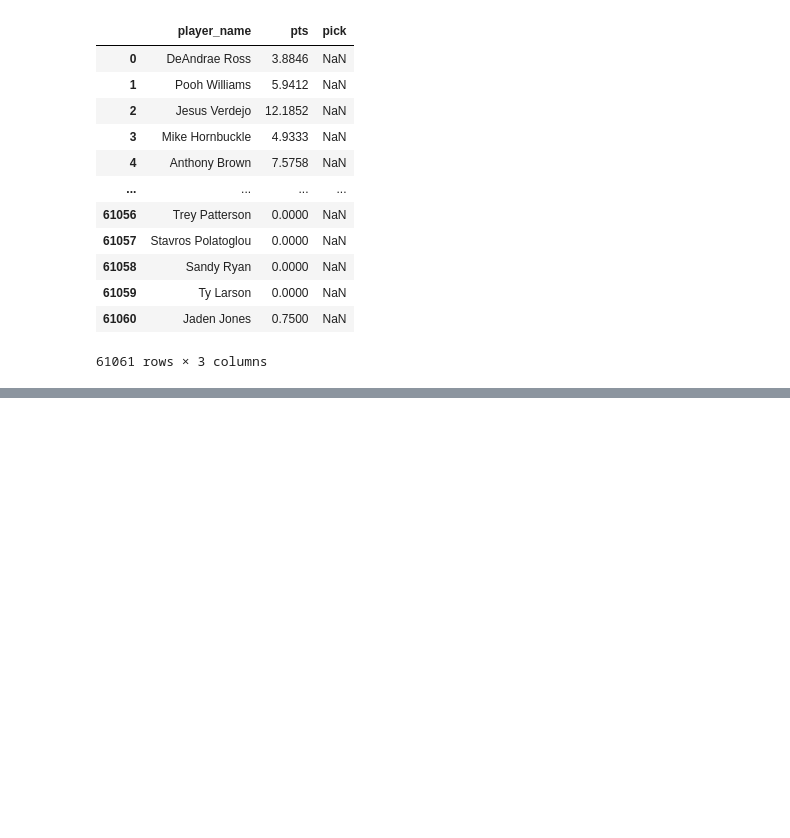
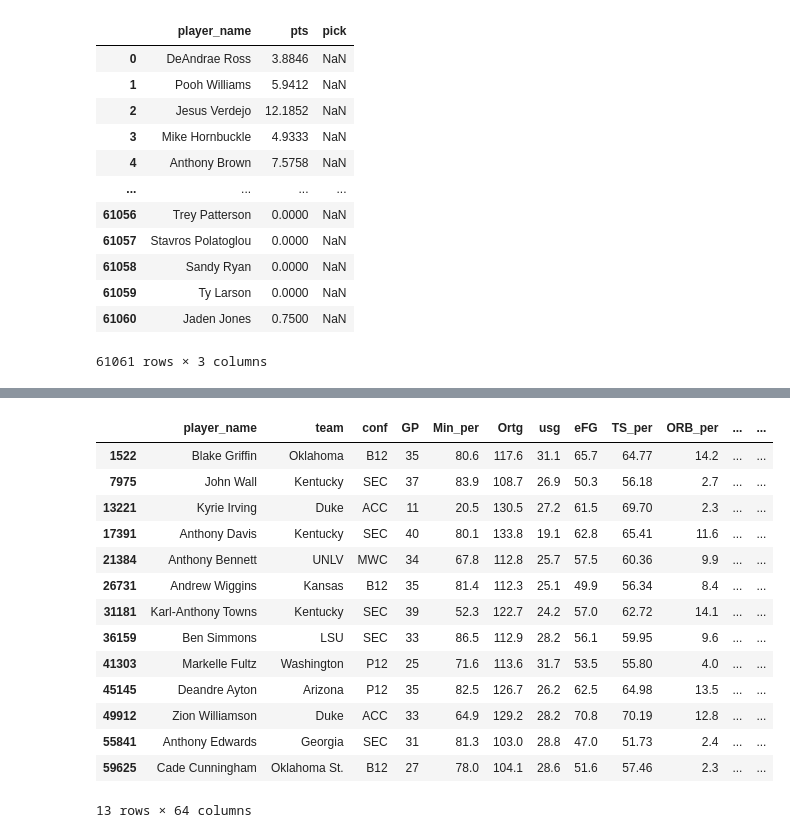
Before and after one commit to AggieSportsAnalytics/ScoutingSystem, a Jupyter notebook: Scouting System.ipynb, the cells around one changed output, grey strips where cells are left out. Saved outputs shown, nothing was run; the diff lists cells and outputs as text; code cells hidden in the pictures; blank space fills up the shorter version.

```diff
--- a/Scouting System.ipynb
+++ b/Scouting System.ipynb
@@ -79,0 +211,18 @@ playerStats[playerStats['pick'] == ]
+# %%
+playerStats[playerStats['pick'] == 1].sort_values('year', ascending=True)
+# %% [output]
+|  | player_name | team | conf | GP | Min_per | Ortg | usg | eFG | TS_per | ORB_per | ... | ... |
+| 1522 | Blake Griffin | Oklahoma | B12 | 35 | 80.6 | 117.6 | 31.1 | 65.7 | 64.77 | 14.2 | ... | ... |
+| 7975 | John Wall | Kentucky | SEC | 37 | 83.9 | 108.7 | 26.9 | 50.3 | 56.18 | 2.7 | ... | ... |
+| 13221 | Kyrie Irving | Duke | ACC | 11 | 20.5 | 130.5 | 27.2 | 61.5 | 69.70 | 2.3 | ... | ... |
+| 17391 | Anthony Davis | Kentucky | SEC | 40 | 80.1 | 133.8 | 19.1 | 62.8 | 65.41 | 11.6 | ... | ... |
+| 21384 | Anthony Bennett | UNLV | MWC | 34 | 67.8 | 112.8 | 25.7 | 57.5 | 60.36 | 9.9 | ... | ... |
+| 26731 | Andrew Wiggins | Kansas | B12 | 35 | 81.4 | 112.3 | 25.1 | 49.9 | 56.34 | 8.4 | ... | ... |
+| 31181 | Karl-Anthony Towns | Kentucky | SEC | 39 | 52.3 | 122.7 | 24.2 | 57.0 | 62.72 | 14.1 | ... | ... |
+| 36159 | Ben Simmons | LSU | SEC | 33 | 86.5 | 112.9 | 28.2 | 56.1 | 59.95 | 9.6 | ... | ... |
+| 41303 | Markelle Fultz | Washington | P12 | 25 | 71.6 | 113.6 | 31.7 | 53.5 | 55.80 | 4.0 | ... | ... |
+| 45145 | Deandre Ayton | Arizona | P12 | 35 | 82.5 | 126.7 | 26.2 | 62.5 | 64.98 | 13.5 | ... | ... |
+| 49912 | Zion Williamson | Duke | ACC | 33 | 64.9 | 129.2 | 28.2 | 70.8 | 70.19 | 12.8 | ... | ... |
+| 55841 | Anthony Edwards | Georgia | SEC | 31 | 81.3 | 103.0 | 28.8 | 47.0 | 51.73 | 2.4 | ... | ... |
+| 59625 | Cade Cunningham | Oklahoma St. | B12 | 27 | 78.0 | 104.1 | 28.6 | 51.6 | 57.46 | 2.3 | ... | ... |
+13 rows × 64 columns
```
Also changed, not shown: parts of 15 cells of this notebook.
